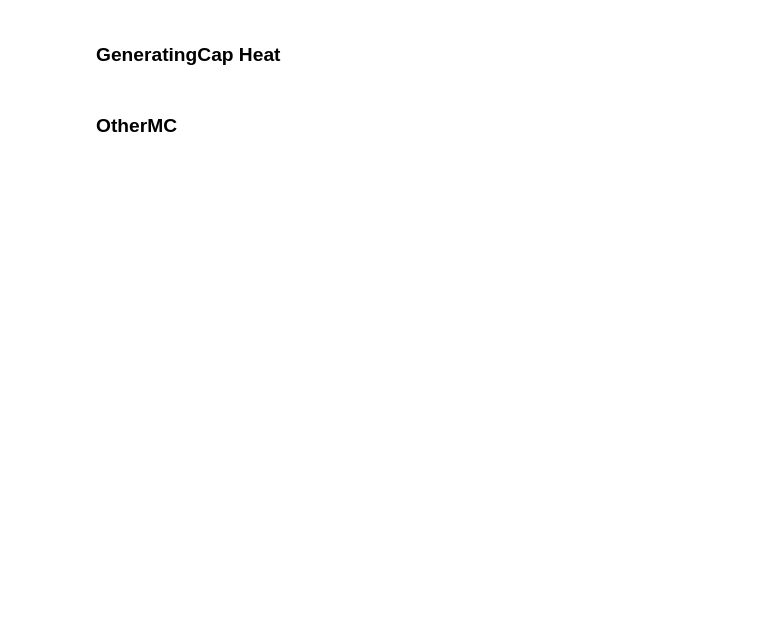
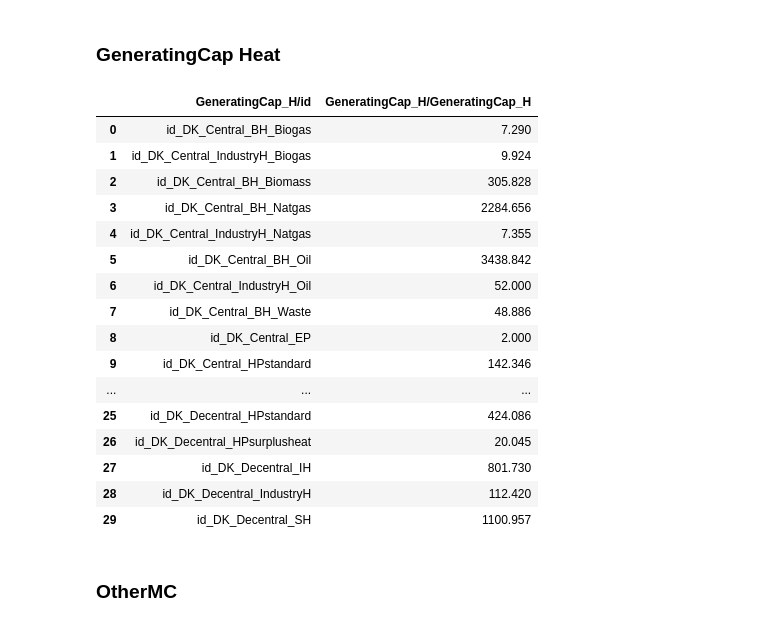
Before and after one commit to marcherger/EnergyEconGroupWork, a Jupyter notebook: DownloadDataForDK/ModelData/0_Construct_Final_Dataset.ipynb, the cells around one changed output. Cells and saved outputs as stored; diff of their text form; code cells hidden in the pictures; blank space fills up the shorter version.

```diff
--- a/DownloadDataForDK/ModelData/0_Construct_Final_Dataset.ipynb
+++ b/DownloadDataForDK/ModelData/0_Construct_Final_Dataset.ipynb
@@ -367,6 +368,26 @@ GeneratingCap_E = pd.read_excel(os.path.join(os.getcwd(), 'GeneratingCapacity_E.
 GeneratingCap_H = pd.read_excel(os.path.join(os.getcwd(), 'GeneratingCapacity_H.xlsx')).rename(columns={
     'id':'GeneratingCap_H/id',
     'GeneratingCapacity_H':'GeneratingCap_H/GeneratingCap_H'})
+# %%
+GeneratingCap_H
+# %% [output]
+|  | GeneratingCap_H/id | GeneratingCap_H/GeneratingCap_H |
+| 0 | id_DK_Central_BH_Biogas | 7.290 |
+| 1 | id_DK_Central_IndustryH_Biogas | 9.924 |
+| 2 | id_DK_Central_BH_Biomass | 305.828 |
+| 3 | id_DK_Central_BH_Natgas | 2284.656 |
+| 4 | id_DK_Central_IndustryH_Natgas | 7.355 |
+| 5 | id_DK_Central_BH_Oil | 3438.842 |
+| 6 | id_DK_Central_IndustryH_Oil | 52.000 |
+| 7 | id_DK_Central_BH_Waste | 48.886 |
+| 8 | id_DK_Central_EP | 2.000 |
+| 9 | id_DK_Central_HPstandard | 142.346 |
+| ... | ... | ... |
+| 25 | id_DK_Decentral_HPstandard | 424.086 |
+| 26 | id_DK_Decentral_HPsurplusheat | 20.045 |
+| 27 | id_DK_Decentral_IH | 801.730 |
+| 28 | id_DK_Decentral_IndustryH | 112.420 |
+| 29 | id_DK_Decentral_SH | 1100.957 |
 # %%
 #GeneratingCap_H['GeneratingCap_H/id'] = GeneratingCap_H['GeneratingCap_H/id'].str.replace('id_', '')
 # %% [markdown]
```
Also changed, not shown: parts of 93 cells of this notebook, 16 other files.
